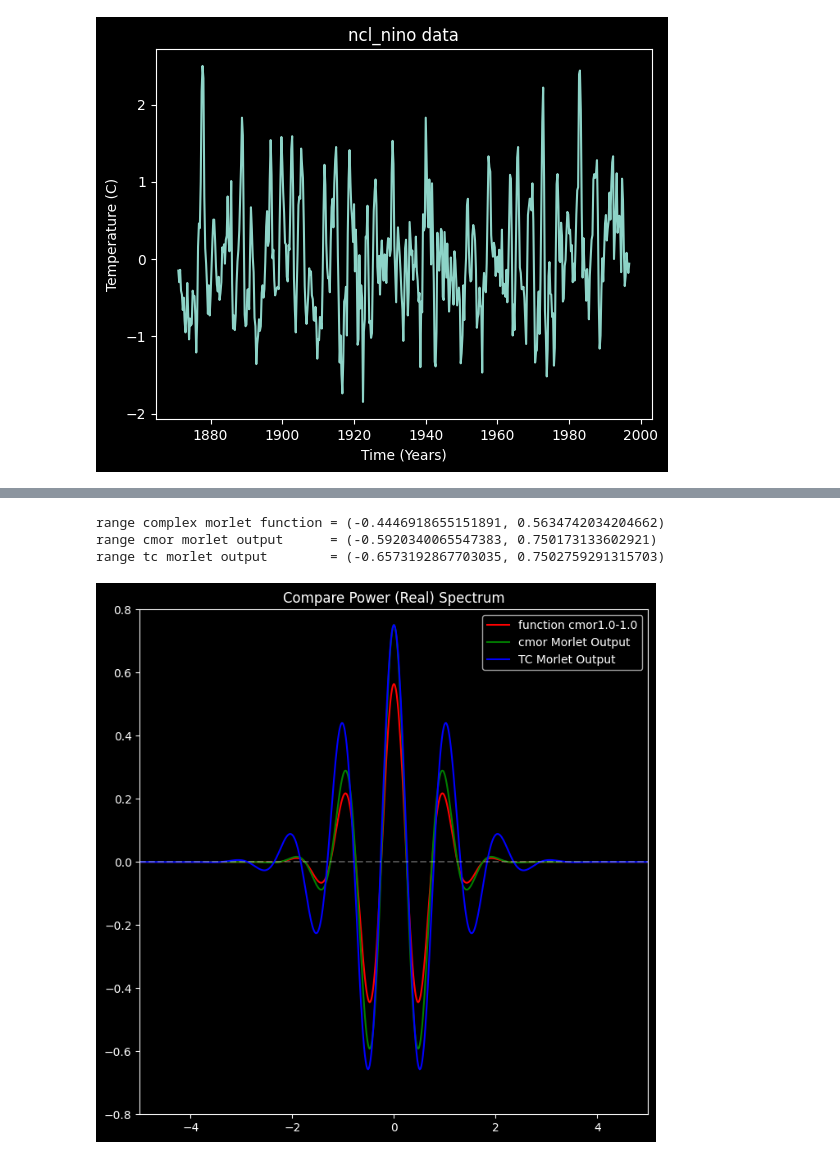
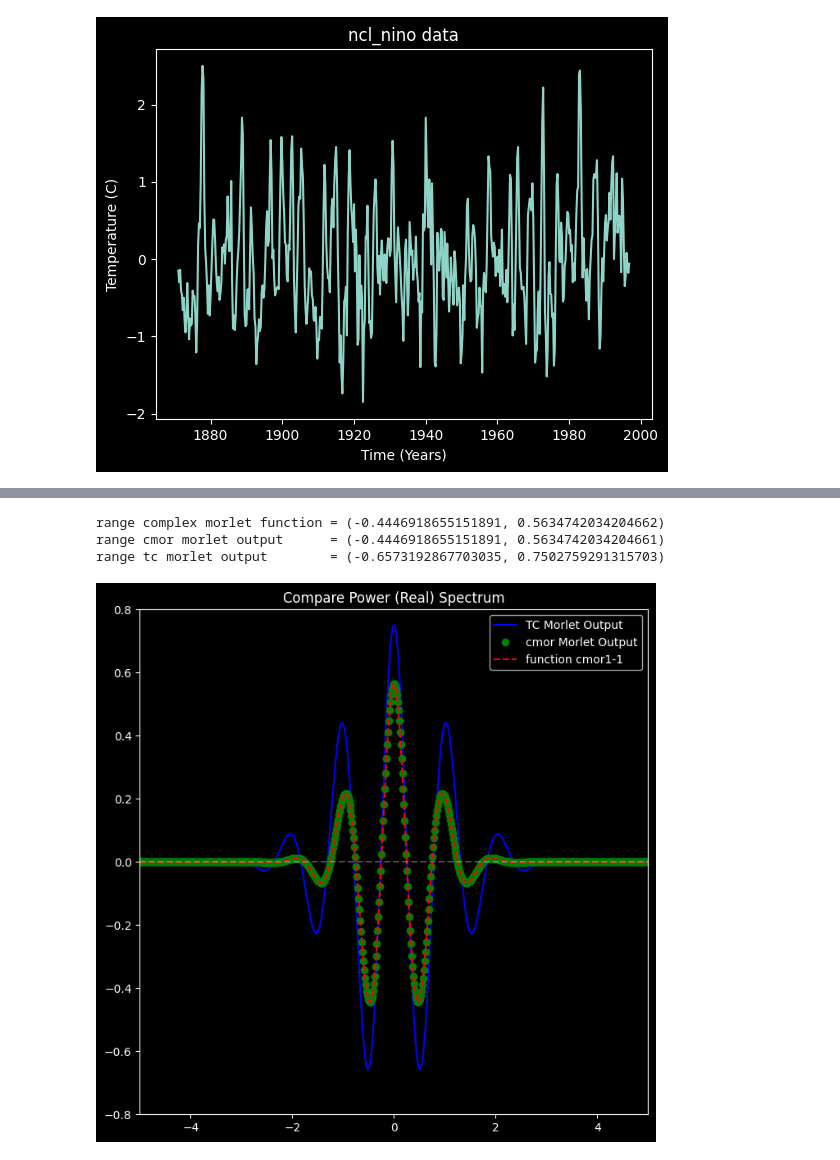
Before and after one commit to cyschneck/wavelet-tutorial, a Jupyter notebook: matching_scales.ipynb, the cells around one changed output, grey strips where cells are left out. Saved outputs shown, nothing was run; the diff lists cells and outputs as text; code cells hidden in the pictures.

```diff
--- a/matching_scales.ipynb
+++ b/matching_scales.ipynb
@@ -67,13 +67,14 @@ wavelets (32) (5, 7):
 # %%
 def complex_morlet_pywavelets(time_step, B, C):
-    part1 = np.power(math.pi*B, -1/4)
+    #https://pywavelets.readthedocs.io/en/latest/ref/cwt.html#complex-morlet-wavelets
+    part1 = 1/np.power(math.pi*B, 1/2)
     part2 = math.exp(-np.power(time_step, 2)/B)
     part3 = cmath.exp(1j * 2 * math.pi * C * time_step)
     return part1 * part2 * part3
 
 def tc_morlet(time_step):
     i = np.sqrt(-1+0j) # complex i
-    omega = 6 # w, nondimensional frequency, defaults to 6 (2pi)
+    omega = 6 # w, nondimensional frequency, defaults to 6 (~2pi)
     eta = time_step # n, wavelet function nondimensional "time" parameter
     part1 = np.power(math.pi, -1/4)
     part2 = np.power(math.e, i*omega*eta)
@@ -85,36 +86,36 @@ def tc_morlet(time_step):
 # cmorB-C
 # https://pywavelets.readthedocs.io/en/latest/ref/cwt.html#complex-morlet-wavelets
 # B = bandwidth
 # C = center frequency
-bandwidth = 1.0
-center_freq = 1.0 # C * 2 * pi = 1 * 2 * pi = approx 6 (morlet default)
+bandwidth = 1
+center_freq = 1 # C * 2 * pi = 1 * 2 * pi = approx 6 (morlet default)
 complex_morlet = f"cmor{bandwidth}-{center_freq}"
 [psi, x] = pywt.ContinuousWavelet(complex_morlet).wavefun(10)
 
 tc_output = []
 for x_value in x:
     tc_output.append(tc_morlet(x_value))
 
 cmor_output = []
 for x_value in x:
     cmor_output.append(complex_morlet_pywavelets(x_value, bandwidth, center_freq))
 
 print(f"range complex morlet function = ({np.min(np.real(psi))}, {np.max(np.real(psi))})")
 print(f"range cmor morlet output      = ({np.min(np.real(cmor_output))}, {np.max(np.real(cmor_output))})")
 print(f"range tc morlet output        = ({np.min(np.real(tc_output))}, {np.max(np.real(tc_output))})")
 
 fig, ax = plt.subplots(figsize=(8, 8))
-ax.plot(x, np.real(psi), label=f"function {complex_morlet}", c="red")
-ax.plot(x, np.real(cmor_output), label="cmor Morlet Output", c="green")
 ax.plot(x, np.real(tc_output), label="TC Morlet Output", c="blue")
+ax.plot(x, np.real(cmor_output), 'o', label="cmor Morlet Output", c="green")
+ax.plot(x, np.real(psi),  '--', label=f"function {complex_morlet}", c="red")
 plt.title("Compare Power (Real) Spectrum")
 ax.axhline(0, linestyle='--', alpha=0.3)
 ax.set_xlim([-5, 5])
 ax.set_ylim([-0.8, 0.8])
 ax.legend()
 plt.show()
 # %% [output]
 range complex morlet function = (-0.4446918655151891, 0.5634742034204662)
-range cmor morlet output      = (-0.5920340065547383, 0.750173133602921)
+range cmor morlet output      = (-0.4446918655151891, 0.5634742034204661)
 range tc morlet output        = (-0.6573192867703035, 0.7502759291315703)
-[figure, old version]
+[figure, new version]
```
Also changed, not shown: parts of 2 cells of this notebook.
